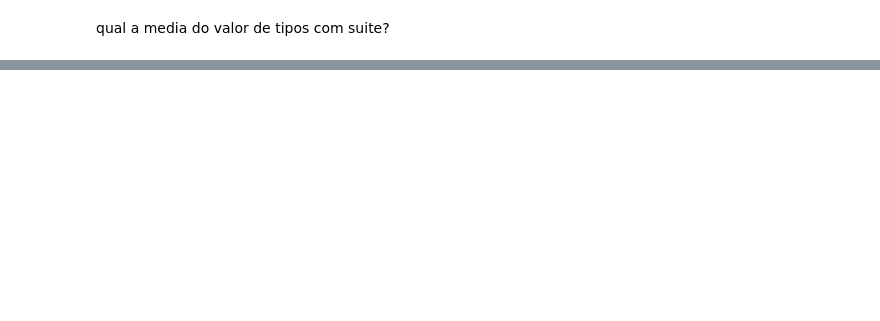
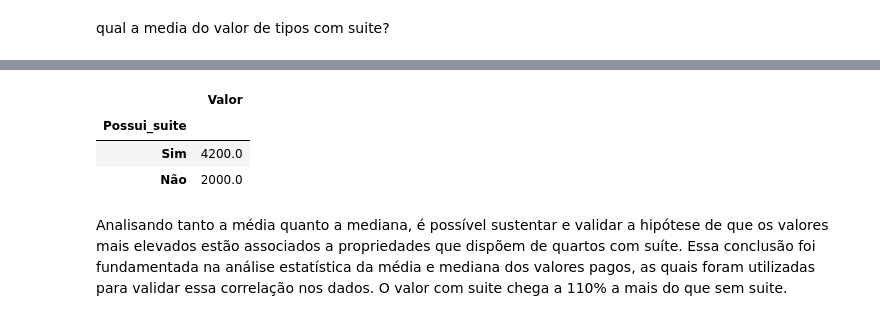
Before and after one commit to veranery/AnalisededadosImoveis, a Jupyter notebook: analisedeDadosImoveis.ipynb, the cells around one changed output, grey strips where cells are left out. Cells and saved outputs as stored; diff of their text form; code cells hidden in the pictures; blank space fills up the shorter version.

```diff
--- a/analisedeDadosImoveis.ipynb
+++ b/analisedeDadosImoveis.ipynb
@@ -713,0 +760,10 @@ qual a media do valor de tipos com suite?
+# %%
+mediana_com_suite = dados.groupby('Possui_suite')[['Valor']].median().sort_values('Valor', ascending=False).head()
+mediana_com_suite
+# %% [output]
+|  | Valor |
+| Possui_suite |  |
+| Sim | 4200.0 |
+| Não | 2000.0 |
+# %% [markdown]
+Analisando tanto a média quanto a mediana, é possível sustentar e validar a hipótese de que os valores mais elevados estão associados a propriedades que dispõem de quartos com suíte. Essa conclusão foi fundamentada na análise estatística da média e mediana dos valores pagos, as quais foram utilizadas para validar essa correlação nos dados. O valor com suite chega a 110% a mais do que sem suite.
```
Also changed, not shown: parts of 6 cells of this notebook.
